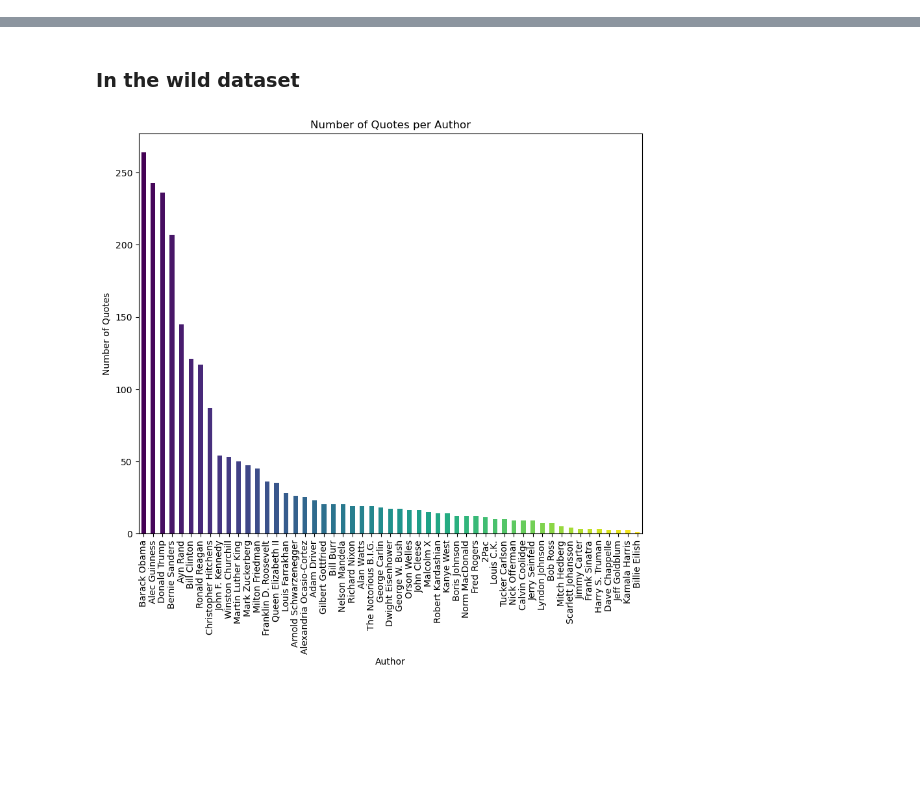
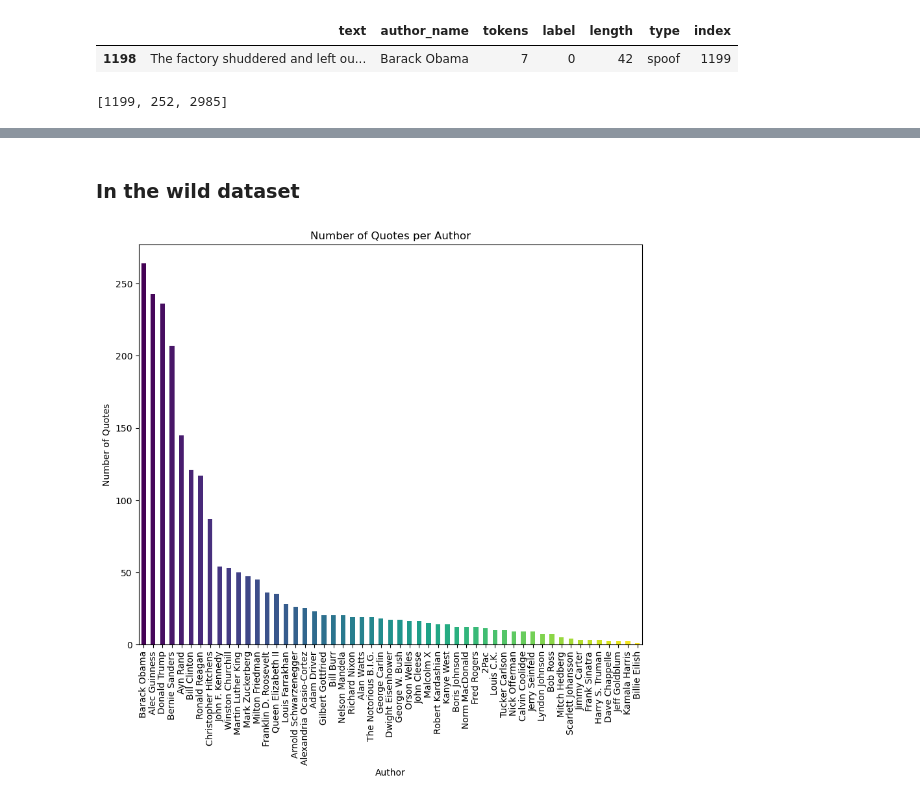
Before and after one commit to niconymanda/DADA, a Jupyter notebook: src/authorship_attribution/data.ipynb, the cells around one changed output, grey strips where cells are left out. Saved outputs shown, nothing was run; the diff lists cells and outputs as text; code cells hidden in the pictures; blank space fills up the shorter version.

```diff
--- a/src/authorship_attribution/data.ipynb
+++ b/src/authorship_attribution/data.ipynb
@@ -3,3 +3,49 @@ import json
 import pandas as pd
 import numpy as np
 import matplotlib.pyplot as plt
+# %%
+from sklearn.model_selection import train_test_split
+data = pd.read_csv('~/DADA/Data/WikiQuotes_train.csv')
+# data['index'] = range(1, len(data) + 1)
+# data = data.to_csv('~/DADA/Data/WikiQuotes_train.csv', index=False)
+data_authors = data[data['label'] < 5]
+train, test = train_test_split(data_authors, test_size=0.3, random_state=42)
+# %%
+train_triples, test_triples = [], []
+for i, row in train.iterrows():
+    anchor = row
+    anchor_label = row['label']
+    positive_sample = train[train['label'] == anchor_label].sample(n=1).iloc[0]
+    negative_sample = train[train['label'] != anchor_label].sample(n=1).iloc[0]
+    train_triples.append((anchor['index'], positive_sample['index'], negative_sample['index']))
+for i, row in test.iterrows():
+    anchor = row
+    anchor_label = row['label']
+    positive_sample = train[train['label'] == anchor_label].sample(n=1).iloc[0]
+    negative_sample = train[train['label'] != anchor_label].sample(n=1).iloc[0]
+    test_triples.append((anchor['index'], positive_sample['index'], negative_sample['index']))
+# %%
+train_triples = [(int(a), int(p), int(n)) for a, p, n in train_triples]
+test_triples = [(int(a), int(p), int(n)) for a, p, n in test_triples]
+data_json = {'train': train_triples, 'test': test_triples}
+
+with open('index_5_authors.json', 'w') as f:
+    json.dump(data_json, f)
+# %%
+import json
+
+with open('index_5_authors.json') as f:
+    list_ids = json.load(f)
+
+index = list_ids['train'][889][
+data[data['index'] == index]['label'].values[0]
+# %%
+index = list_ids['train'][889]
+data[data['index'] == index[0]]
+# %% [output]
+|  | text | author_name | tokens | label | length | type | index |
+| 1198 | The factory shuddered and left ou... | Barack Obama | 7 | 0 | 42 | spoof | 1199 |
+# %%
+list_ids['train'][889]
+# %% [output]
+[1199, 252, 2985]
```
Also changed, not shown: parts of 1 cell of this notebook, 7 other files.
